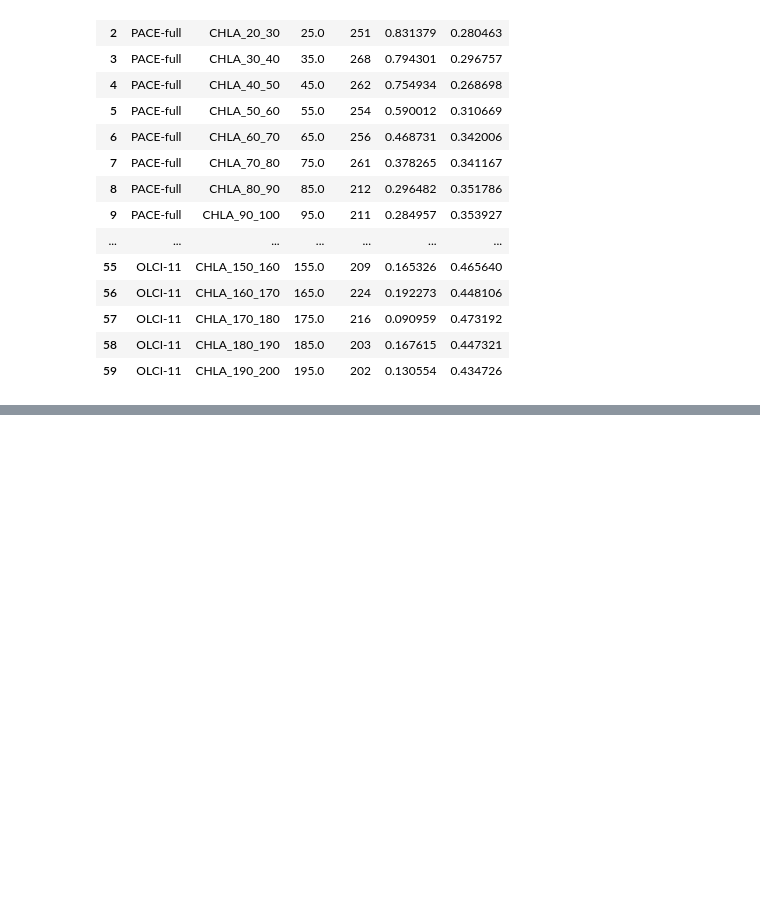
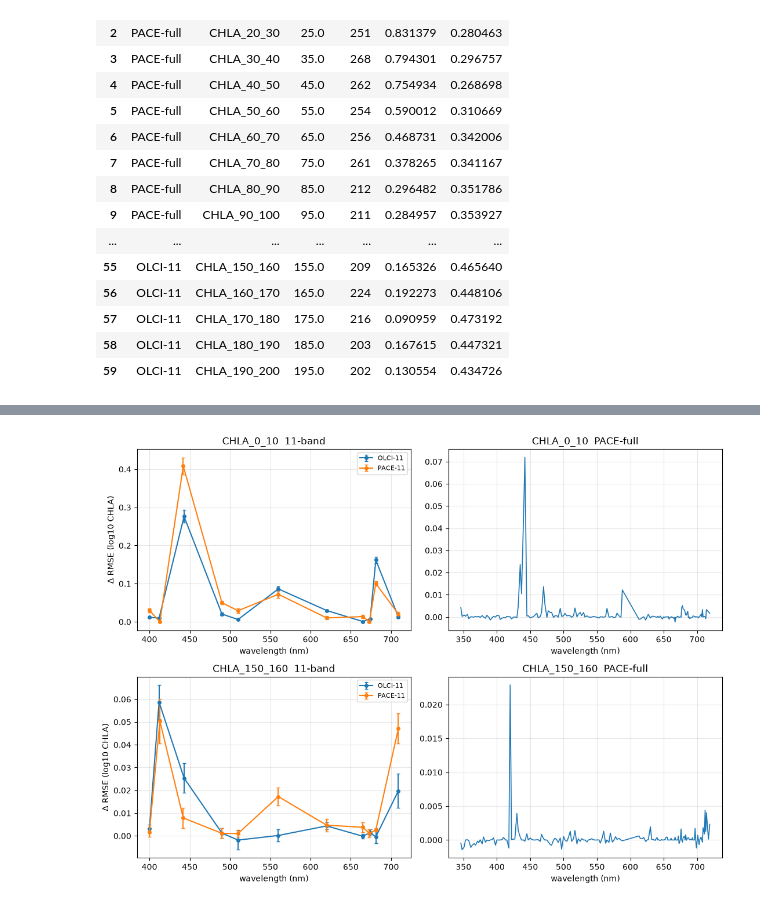
Before and after one commit to fish-pace/2026-go-bgc-hackweek, a Jupyter notebook: contributor_folders/nama/olci_l3_brt_compare.ipynb, the cells around one changed output, grey strips where cells are left out. Drawn from its saved outputs; the diff is of its cells as text; code cells hidden in the pictures; blank space fills up the shorter version.

```diff
--- a/contributor_folders/nama/olci_l3_brt_compare.ipynb
+++ b/contributor_folders/nama/olci_l3_brt_compare.ipynb
@@ -320,0 +688,70 @@ wide
+# %%
+def permutation_table(name, y_col, n_repeats=8):
+    rrs = MODELS[name]
+    if y_col not in fitted[name]:
+        raise KeyError(f"no fitted model {name} / {y_col}; re-run section 5")
+    Xte, yte = xy_for_bin(dataset.loc[test_idx], y_col, rrs)
+    res = permutation_importance(
+        fitted[name][y_col], Xte, yte,
+        n_repeats=n_repeats,
+        random_state=42,
+        scoring="neg_root_mean_squared_error",
+        n_jobs=-1,
+    )
+    tab = pd.DataFrame({
+        "model": name,
+        "bin": y_col,
+        "feature": Xte.columns,
+        "delta_rmse": res.importances_mean,
+        "delta_rmse_std": res.importances_std,
+    })
+    tab["kind"] = np.where(tab["feature"].isin(rrs), "rrs", "extra")
+    tab["nm"] = np.nan
+    is_rrs = tab["kind"] == "rrs"
+    tab.loc[is_rrs, "nm"] = tab.loc[is_rrs, "feature"].map(rrs_nm)
+    return tab.sort_values("delta_rmse", ascending=False)
+
+
+IMP_BINS = ["CHLA_0_10", "CHLA_150_160"]
+imp_parts = []
+for y_col in IMP_BINS:
+    print("===", y_col, "===")
+    for name in MODELS:
+        tab = permutation_table(name, y_col)
+        imp_parts.append(tab)
+        top = tab.head(5)[["feature", "delta_rmse"]]
+        print(name)
+        print(top.to_string(index=False, float_format=lambda v: f"{v:.4f}"))
+
+imp = pd.concat(imp_parts, ignore_index=True)
+
+fig, axes = plt.subplots(2, 2, figsize=(11, 8), sharey=False)
+for col_i, y_col in enumerate(IMP_BINS):
+    ax = axes[col_i, 0]
+    for name in ("OLCI-11", "PACE-11"):
+        sub = imp[(imp["model"] == name) & (imp["bin"] == y_col) & (imp["kind"] == "rrs")].sort_values("nm")
+        ax.errorbar(sub["nm"], sub["delta_rmse"], yerr=sub["delta_rmse_std"],
+                    fmt="o-", ms=4, capsize=2, label=name)
+    ax.set_title(f"{y_col}  11-band")
+    ax.set_xlabel("wavelength (nm)")
+    ax.grid(True, alpha=0.3)
+    ax.legend(fontsize=8)
+
+    ax = axes[col_i, 1]
+    sub = imp[(imp["model"] == "PACE-full") & (imp["bin"] == y_col) & (imp["kind"] == "rrs")].sort_values("nm")
+    ax.plot(sub["nm"], sub["delta_rmse"], lw=1.2)
+    ax.set_title(f"{y_col}  PACE-full")
+    ax.set_xlabel("wavelength (nm)")
+    ax.grid(True, alpha=0.3)
+
+axes[0, 0].set_ylabel("Δ RMSE (log10 CHLA)")
+axes[1, 0].set_ylabel("Δ RMSE (log10 CHLA)")
+plt.tight_layout()
+plt.show()
+
+print("extra features (solar_hour, type)")
+print(
+    imp.loc[imp["kind"] == "extra", ["model", "bin", "feature", "delta_rmse"]]
+    .to_string(index=False, float_format=lambda v: f"{v:.4f}")
+)
+# %% [output]
@@ -320,0 +775 @@ wide
+[figure, added]
```
Also changed, not shown: parts of 20 cells of this notebook.
